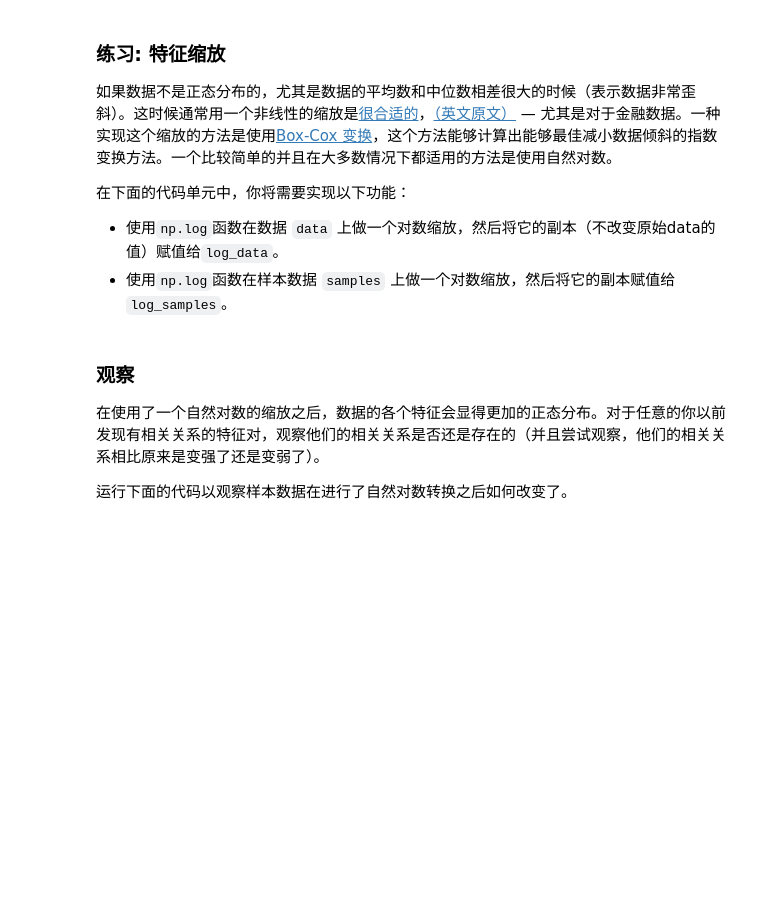
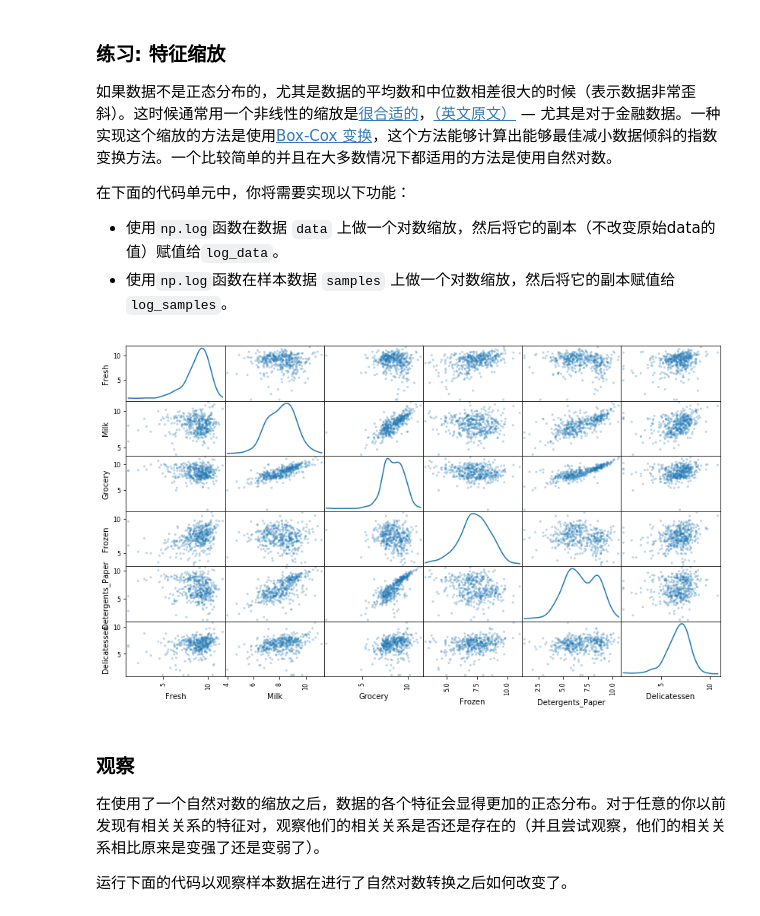
Before and after one commit to Rheasilvia/creating_customer_segments, a Jupyter notebook: customer_segments.ipynb, the cells around one changed output. Drawn from its saved outputs; the diff is of its cells as text; code cells hidden in the pictures; blank space fills up the shorter version.

```diff
--- a/customer_segments.ipynb
+++ b/customer_segments.ipynb
@@ -149,13 +149,15 @@ pd.plotting.scatter_matrix(data, alpha = 0.3, figsize = (14,8), diagonal = 'kde'
  - 使用`np.log`函数在样本数据 `samples` 上做一个对数缩放，然后将它的副本赋值给`log_samples`。
 # %%
 # TODO：使用自然对数缩放数据
-log_data = None
+log_data = np.log(data)
 
 # TODO：使用自然对数缩放样本数据
-log_samples = None
+log_samples = np.log(samples)
 
 # 为每一对新产生的特征制作一个散射矩阵
 pd.plotting.scatter_matrix(log_data, alpha = 0.3, figsize = (14,8), diagonal = 'kde');
+# %% [output]
+[figure, added]
 # %% [markdown]
 ### 观察
 在使用了一个自然对数的缩放之后，数据的各个特征会显得更加的正态分布。对于任意的你以前发现有相关关系的特征对，观察他们的相关关系是否还是存在的（并且尝试观察，他们的相关关系相比原来是变强了还是变弱了）。
```
Also changed, not shown: parts of 2 cells of this notebook.
